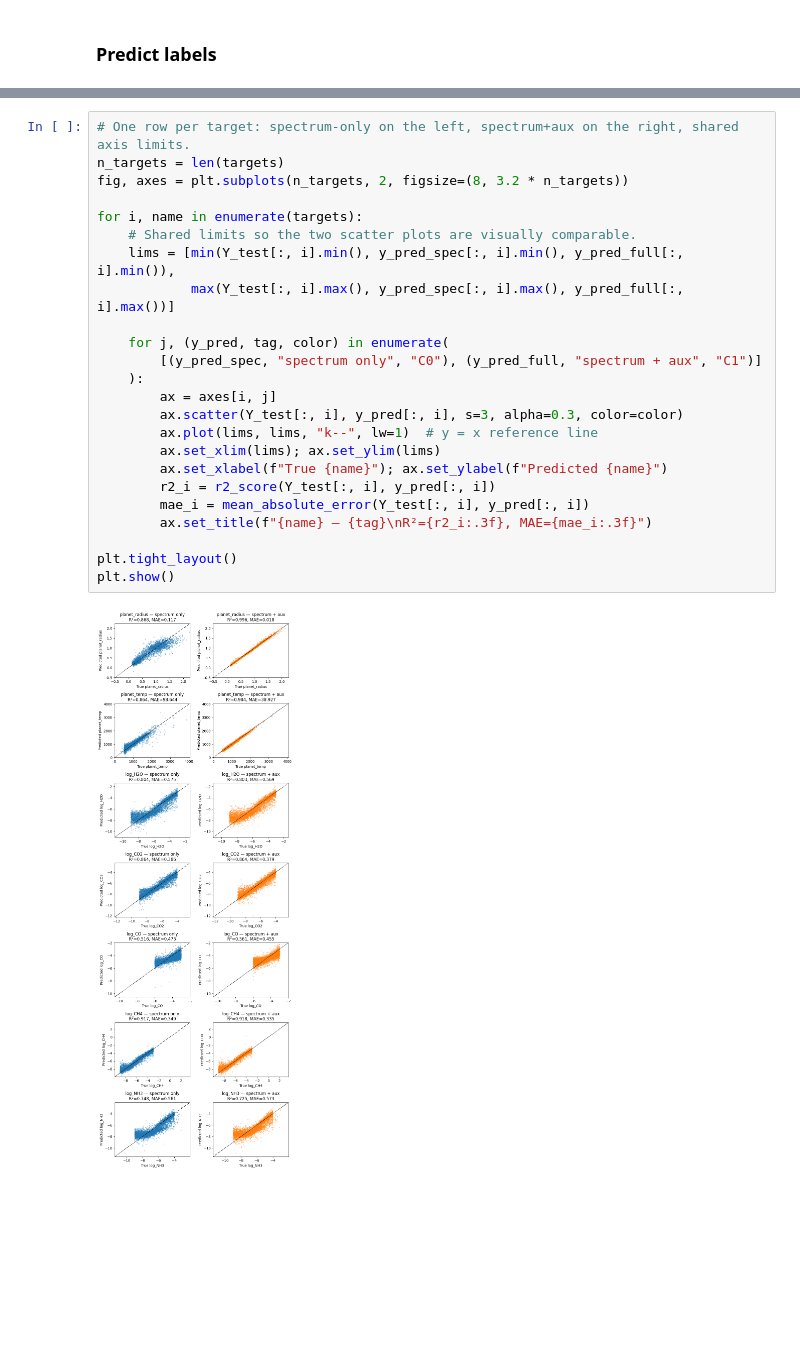
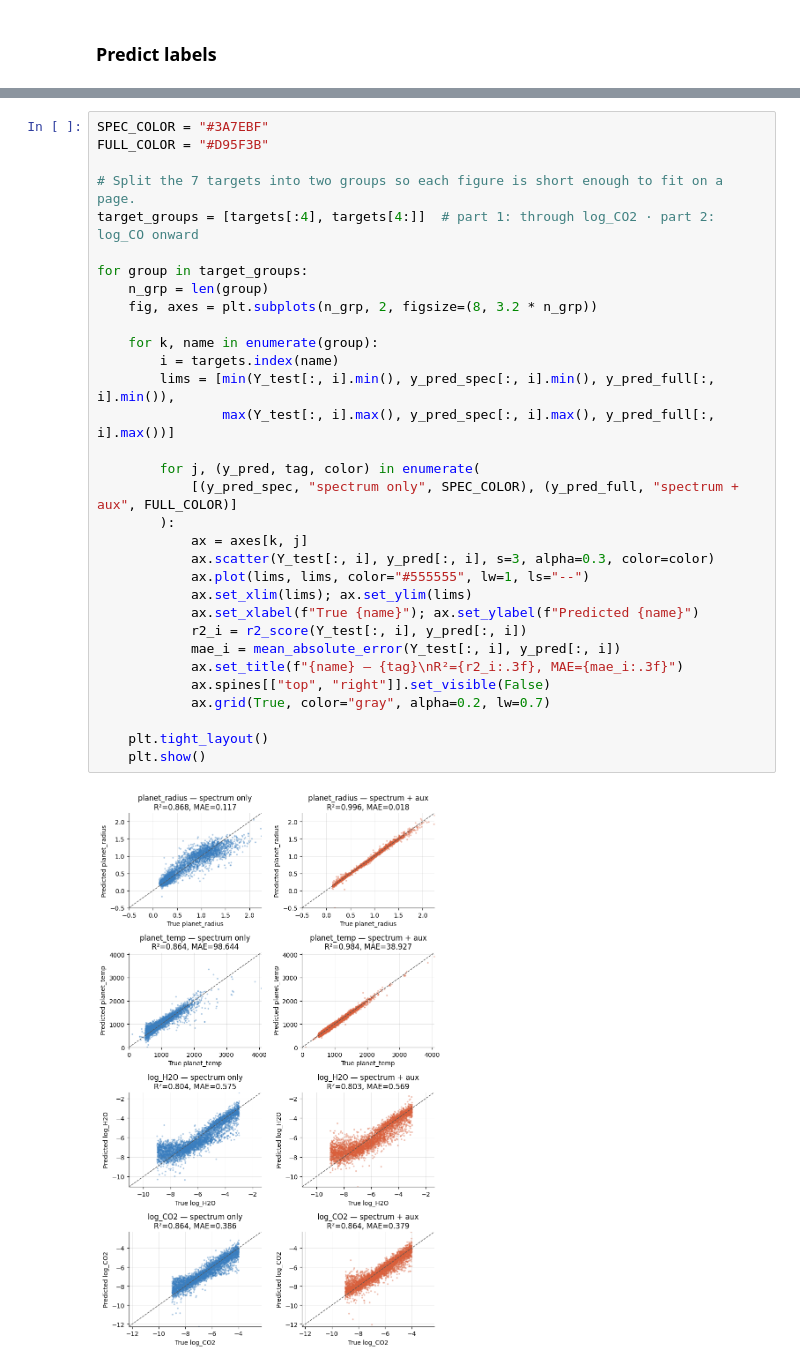
Before and after one commit to eiseleb47/DataScience, a Jupyter notebook: Worksheet_7/worksheet_7_Benjamin.ipynb, the cells around one changed output, grey strips where cells are left out. Cells and saved outputs as stored; diff of their text form; blank space fills up the shorter version.

```diff
--- a/Worksheet_7/worksheet_7_Benjamin.ipynb
+++ b/Worksheet_7/worksheet_7_Benjamin.ipynb
@@ -288,28 +309,36 @@ log_CO              0.4733     0.4552    -0.0181      0.5162     0.5612    +0.04
 log_CH4             0.3492     0.3348    -0.0143      0.9175     0.9183    +0.0008
 log_NH3             0.5606     0.5727    +0.0121      0.7477     0.7253    -0.0224
 # %%
-# One row per target: spectrum-only on the left, spectrum+aux on the right, shared axis limits.
-n_targets = len(targets)
-fig, axes = plt.subplots(n_targets, 2, figsize=(8, 3.2 * n_targets))
+SPEC_COLOR = "#3A7EBF"
+FULL_COLOR = "#D95F3B"
 
-for i, name in enumerate(targets):
-    # Shared limits so the two scatter plots are visually comparable.
-    lims = [min(Y_test[:, i].min(), y_pred_spec[:, i].min(), y_pred_full[:, i].min()),
-            max(Y_test[:, i].max(), y_pred_spec[:, i].max(), y_pred_full[:, i].max())]
+# Split the 7 targets into two groups so each figure is short enough to fit on a page.
+target_groups = [targets[:4], targets[4:]]  # part 1: through log_CO2 · part 2: log_CO onward
 
-    for j, (y_pred, tag, color) in enumerate(
-        [(y_pred_spec, "spectrum only", "C0"), (y_pred_full, "spectrum + aux", "C1")]
-    ):
-        ax = axes[i, j]
-        ax.scatter(Y_test[:, i], y_pred[:, i], s=3, alpha=0.3, color=color)
-        ax.plot(lims, lims, "k--", lw=1)  # y = x reference line
-        ax.set_xlim(lims); ax.set_ylim(lims)
-        ax.set_xlabel(f"True {name}"); ax.set_ylabel(f"Predicted {name}")
-        r2_i = r2_score(Y_test[:, i], y_pred[:, i])
-        mae_i = mean_absolute_error(Y_test[:, i], y_pred[:, i])
-        ax.set_title(f"{name} — {tag}\nR²={r2_i:.3f}, MAE={mae_i:.3f}")
+for group in target_groups:
+    n_grp = len(group)
+    fig, axes = plt.subplots(n_grp, 2, figsize=(8, 3.2 * n_grp))
 
-plt.tight_layout()
-plt.show()
+    for k, name in enumerate(group):
+        i = targets.index(name)
+        lims = [min(Y_test[:, i].min(), y_pred_spec[:, i].min(), y_pred_full[:, i].min()),
+                max(Y_test[:, i].max(), y_pred_spec[:, i].max(), y_pred_full[:, i].max())]
+
+        for j, (y_pred, tag, color) in enumerate(
+            [(y_pred_spec, "spectrum only", SPEC_COLOR), (y_pred_full, "spectrum + aux", FULL_COLOR)]
+        ):
+            ax = axes[k, j]
+            ax.scatter(Y_test[:, i], y_pred[:, i], s=3, alpha=0.3, color=color)
+            ax.plot(lims, lims, color="#555555", lw=1, ls="--")
+            ax.set_xlim(lims); ax.set_ylim(lims)
+            ax.set_xlabel(f"True {name}"); ax.set_ylabel(f"Predicted {name}")
+            r2_i = r2_score(Y_test[:, i], y_pred[:, i])
+            mae_i = mean_absolute_error(Y_test[:, i], y_pred[:, i])
+            ax.set_title(f"{name} — {tag}\nR²={r2_i:.3f}, MAE={mae_i:.3f}")
+            ax.spines[["top", "right"]].set_visible(False)
+            ax.grid(True, color="gray", alpha=0.2, lw=0.7)
+
+    plt.tight_layout()
+    plt.show()
 # %% [output]
-[figure, old version]
+[figure, new version]
```
Also changed, not shown: parts of 8 cells of this notebook.
